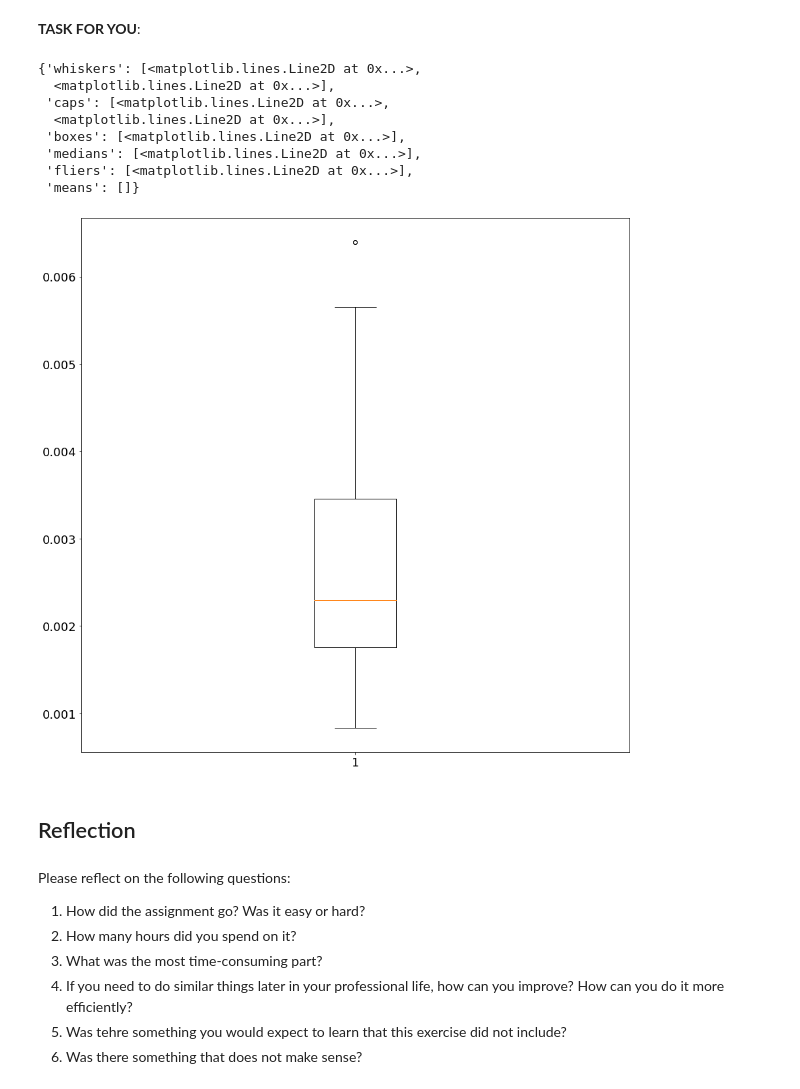
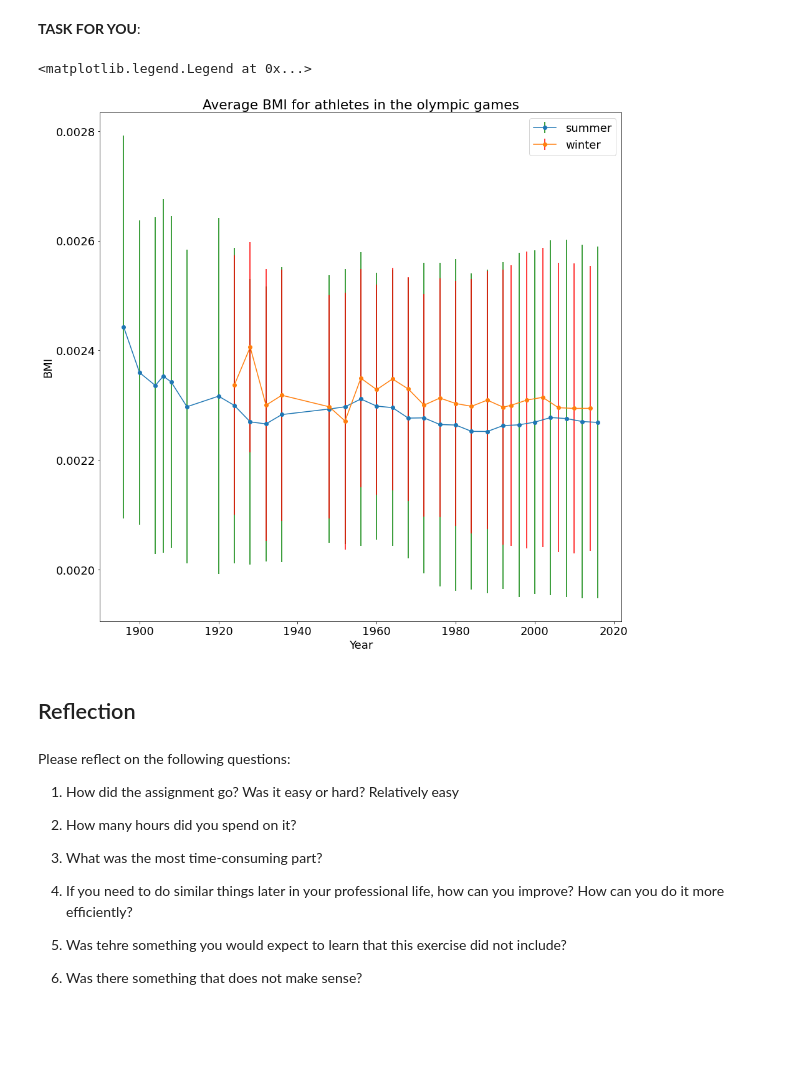
Before and after one commit to skcajs/NTNU_Data_Handling_Assignment_2, a Jupyter notebook: A2 - basic viz - 2022/A2 - basic viz - 2021 vis/A2.ipynb, the cells around one changed output. Drawn from its saved outputs; the diff is of its cells as text; code cells hidden in the pictures; blank space fills up the shorter version.

```diff
--- a/A2 - basic viz - 2022/A2 - basic viz - 2021 vis/A2.ipynb
+++ b/A2 - basic viz - 2022/A2 - basic viz - 2021 vis/A2.ipynb
@@ -443,42 +443,53 @@ Some inspirational examples from a [Kaggle solution by Marco Giuseppe de Pinto](
 <img src="files/boxplots-example.jpg">
 # %% [markdown]
 **TASK FOR YOU**:
-# %%
-# Your code here
-mean = []
-lower = []
-upper = []
-year = []
-
-# Get rid of nans in the BMI
-olympics_2 = olympics.dropna(subset = ["BMI"])
-
-for yr, olympics_year in olympics_2.groupby("Year"):
-    mean.append(olympics_year["BMI"].mean())
-    lower.append(olympics_year["BMI"].min())
-    upper.append(olympics_year["BMI"].max())
-    year.append(yr)
-
-data = np.concatenate((mean, upper, lower))
-
-fig, ax = plt.subplots(figsize=(15,15))
-ax.boxplot(data)
-# %% [output]
-{'whiskers': [<matplotlib.lines.Line2D at 0x...>,
-  <matplotlib.lines.Line2D at 0x...>],
- 'caps': [<matplotlib.lines.Line2D at 0x...>,
-  <matplotlib.lines.Line2D at 0x...>],
- 'boxes': [<matplotlib.lines.Line2D at 0x...>],
- 'medians': [<matplotlib.lines.Line2D at 0x...>],
- 'fliers': [<matplotlib.lines.Line2D at 0x...>],
- 'means': []}
-[figure, removed]
+# %%
+# Your code here
+mean_s = []
+std_s = []
+year_s = []
+mean_w = []
+std_w = []
+year_w = []
+
+# Get rid of nans in the BMI
+olympics_cleaned = olympics.dropna(subset = ["BMI"])
+
+# In keeping with the summer/ winter theme
+olympics_summer = olympics_cleaned[olympics_cleaned['Season'] == 'Summer']
+olympics_winter = olympics_cleaned[olympics_cleaned['Season'] == 'Winter']
+
+for yr, olympics_year in olympics_summer.groupby("Year"):
+    mean_s.append(olympics_year["BMI"].mean())
+    std_s.append(olympics_year["BMI"].std())
+    year_s.append(yr)
+
+for yr, olympics_year in olympics_winter.groupby("Year"):
+    mean_w.append(olympics_year["BMI"].mean())
+    std_w.append(olympics_year["BMI"].std())
+    year_w.append(yr)
+
+data = pd.DataFrame({'year': year, 'mean': mean, 'std': std})
+
+fig, ax = plt.subplots(figsize=(15,15))
+
+plt.errorbar(year_s, mean_s, std_s, marker='o', ecolor="green", label="summer")
+plt.errorbar(year_w, mean_w, std_w, marker='o', ecolor="red", label="winter")
+ax.set_title('Average BMI for athletes in the olympic games')
+ax.set_xlabel('Year')
+ax.set_ylabel('BMI')
+ax.legend()
+# %% [output]
+<matplotlib.legend.Legend at 0x...>
+[figure, added]
 # %% [markdown]
 ## Reflection
 # %% [markdown]
 Please reflect on the following questions:
 1. How did the assignment go? Was it easy or hard?
+Relatively easy
 2. How many hours did you spend on it?
+
 3. What was the most time-consuming part?
 4. If you need to do similar things later in your professional life, how can you improve? How can you do it more efficiently?
 5. Was tehre something you would expect to learn that this exercise did not include?
```
Also changed, not shown: parts of 2 cells of this notebook.
